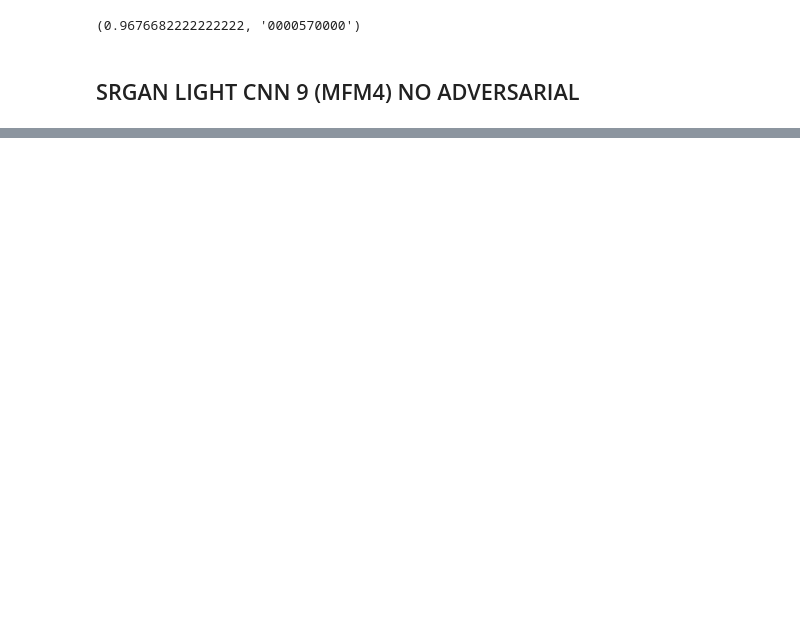
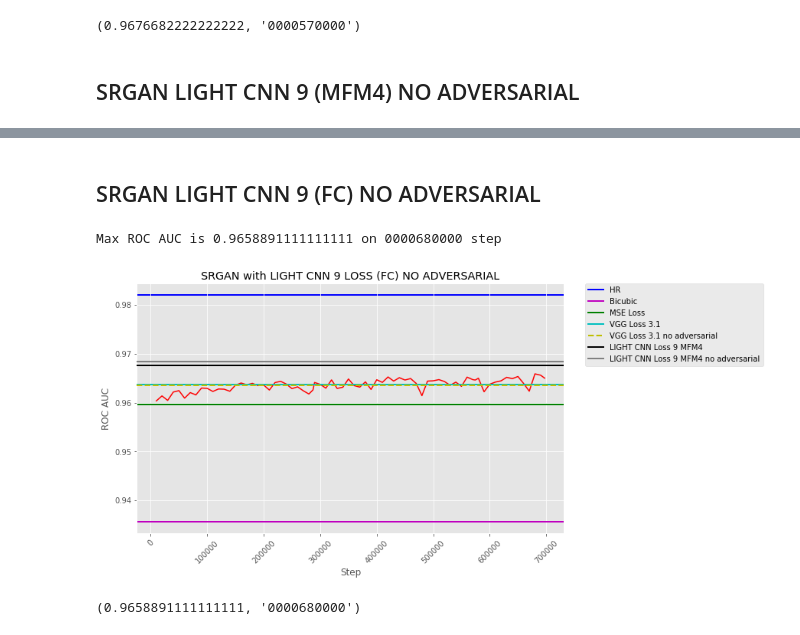
Before and after one commit to Alpus/face_super_resolution, a Jupyter notebook: recognition_test.ipynb, the cells around one changed output, grey strips where cells are left out. Drawn from its saved outputs; the diff is of its cells as text; code cells hidden in the pictures; blank space fills up the shorter version.

Commit message:
Add new experiments
* SRGAN with Light CNN 9 loss (MFM4) NO ADVERSARIAL
* SRGAN with Light CNN 9 loss (FC) NO ADVERSARIAL

```diff
--- a/recognition_test.ipynb
+++ b/recognition_test.ipynb
@@ -386,2 +401,20 @@ roc_auc_list_light_cnn_no_adv[max_roc_auc_arg_light_cnn_no_adv], files_list_ligh
 # %%
 roc_auc_scores['LIGHT CNN Loss 9 MFM4 no adversarial'] = roc_auc_list_light_cnn_no_adv[max_roc_auc_arg_light_cnn_no_adv]
+# %% [markdown]
+## SRGAN LIGHT CNN 9 (FC) NO ADVERSARIAL
+# %%
+experiment_name = 'SRGAN with LIGHT CNN 9 LOSS (FC) NO ADVERSARIAL'
+roc_auc_list_light_cnn_fc_no_adv, files_list_light_cnn_fc_no_adv, max_roc_auc_arg_light_cnn_fc_no_adv = roc_auc_for_all_checkpoints(
+    experiment_name, model, upscale_model=generator,
+    weight_directory=SRGAN_LIGHT_CNN_9_LOSS_FC_NO_ADVERSARIAL_WEIGHTS_DIR,
+    lwf_loader_hr=lwf_loader_hr,
+    continue_auc_and_files=load_roc_auc('LIGHT CNN 9 Loss FC no adversarial')
+)
+save_roc_auc('LIGHT CNN 9 Loss FC no adversarial', roc_auc_list_light_cnn_fc_no_adv, files_list_light_cnn_fc_no_adv)
+# %% [output]
+Max ROC AUC is 0.9658891111111111 on 0000680000 step
+[figure, added]
+# %%
+roc_auc_list_light_cnn_fc_no_adv[max_roc_auc_arg_light_cnn_fc_no_adv], files_list_light_cnn_fc_no_adv[max_roc_auc_arg_light_cnn_fc_no_adv]
+# %% [output]
+(0.9658891111111111, '0000680000')
```
Also changed, not shown: parts of 10 cells of this notebook, 3 other files.
